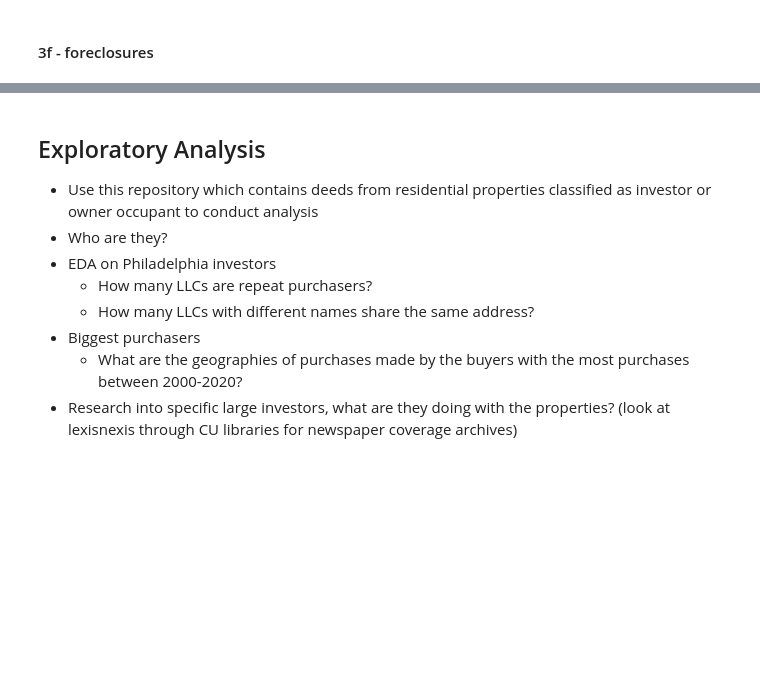
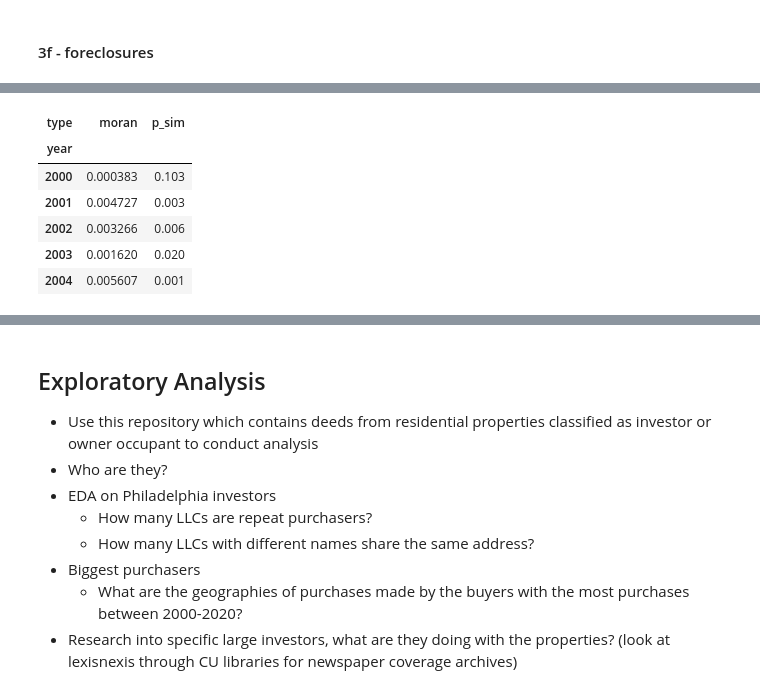
Before and after one commit to CenterForSpatialResearch/investors-flip-investigations, a Jupyter notebook: investor_classification_rentals_flips.ipynb, the cells around one changed output, grey strips where cells are left out. Saved outputs shown, nothing was run; the diff lists cells and outputs as text; code cells hidden in the pictures; blank space fills up the shorter version.

```diff
--- a/investor_classification_rentals_flips.ipynb
+++ b/investor_classification_rentals_flips.ipynb
@@ -755,0 +965,17 @@ from pysal.explore.esda.moran import Moran
+# %%
+#non-institutional investor rentals
+global_moran_00_10_d_non_inst_rent = global_moran_00_10_d_non_inst_rent[keep0010_non_inst_rent]
+global_moran_10_18_d_non_inst_rent = global_moran_10_18_d_non_inst_rent[keep1018_non_inst_rent]
+global_moran_00_10_d_non_inst_rent = global_moran_00_10_d_non_inst_rent.loc[0]
+global_moran_10_18_d_non_inst_rent = global_moran_10_18_d_non_inst_rent.loc[0]
+
+global_moran_10_18_d_non_inst_rent = global_moran_10_18_d_non_inst_rent.to_frame()
+global_moran_00_10_d_non_inst_rent = global_moran_00_10_d_non_inst_rent.to_frame()
+
+global_moran_00_18_d_non_inst_rent = global_moran_00_10_d_non_inst_rent.append(global_moran_10_18_d_non_inst_rent)
+global_moran_00_18_d_non_inst_rent = global_moran_00_18_d_non_inst_rent.reset_index()
+
+global_moran_00_18_d_non_inst_rent['year'] = global_moran_00_18_d_non_inst_rent['index'].str[17:21]
+global_moran_00_18_d_non_inst_rent['type'] = global_moran_00_18_d_non_inst_rent['index'].str[-5:]
+
+global_moran_00_18_d_non_inst_rent_table = global_moran_00_18_d_non_inst_rent.pivot(index='year',columns='type', values =0)
@@ -755,0 +1060,10 @@ from pysal.explore.esda.moran import Moran
+# %%
+global_moran_00_18_d_non_inst_rent_table.head()
+# %% [output]
+| type | moran | p_sim |
+| year |  |  |
+| 2000 | 0.000383 | 0.103 |
+| 2001 | 0.004727 | 0.003 |
+| 2002 | 0.003266 | 0.006 |
+| 2003 | 0.001620 | 0.020 |
+| 2004 | 0.005607 | 0.001 |
```
Also changed, not shown: parts of 40 cells of this notebook, 4 other files.
